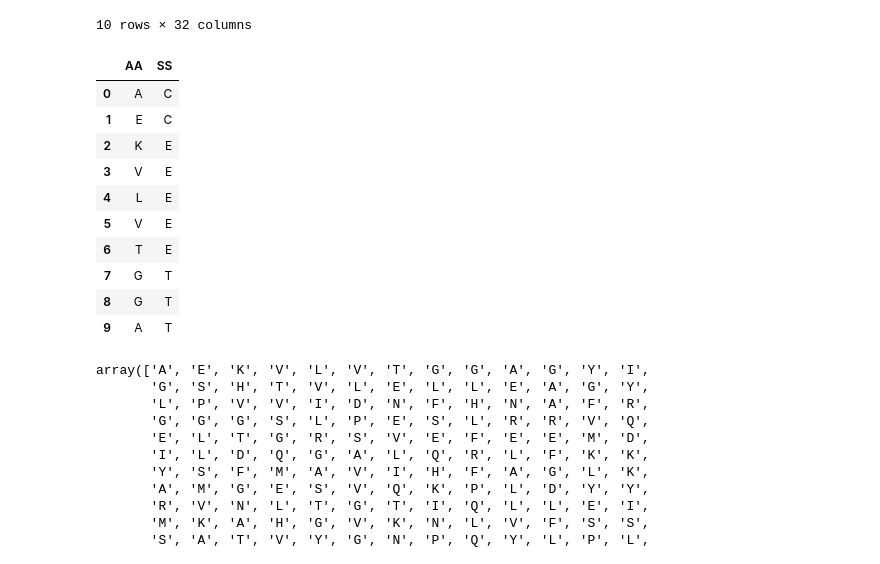
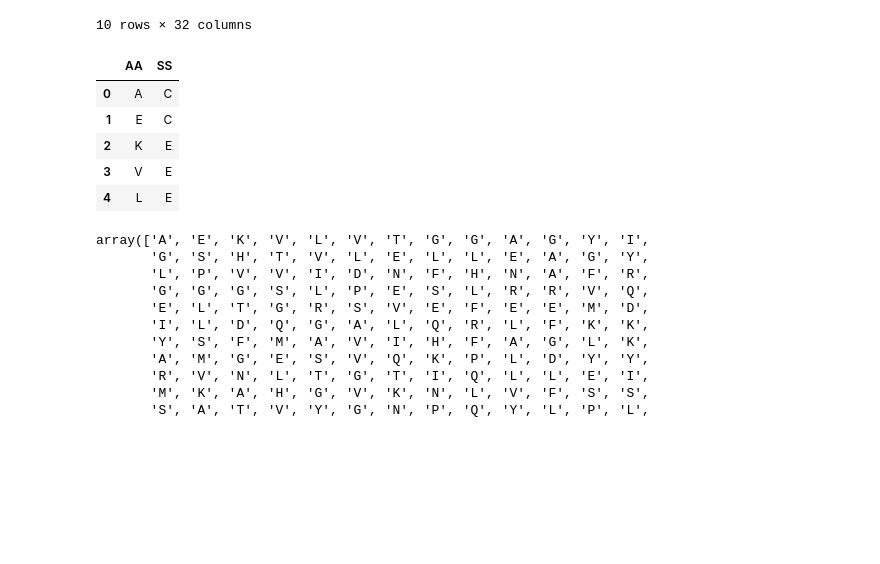
Before and after one commit to lucasramadan/Capstone, a Jupyter notebook: Data_Processing/Construct_Positional.ipynb, the cells around one changed output. Cells and saved outputs as stored; diff of their text form; code cells hidden in the pictures; blank space fills up the shorter version.

```diff
--- a/Data_Processing/Construct_Positional.ipynb
+++ b/Data_Processing/Construct_Positional.ipynb
@@ -25,19 +26,14 @@ df.head(10)
 # %%
 # key columns
 data = df[['AA', 'SS']]
-data.head(10)
+data.head()
 # %% [output]
 |  | AA | SS |
 | 0 | A | C |
 | 1 | E | C |
 | 2 | K | E |
 | 3 | V | E |
 | 4 | L | E |
-| 5 | V | E |
-| 6 | T | E |
-| 7 | G | T |
-| 8 | G | T |
-| 9 | A | T |
 # %%
 # look at just the AA sequence
 seq = data['AA'].values
```
Also changed, not shown: parts of 14 cells of this notebook, 1 other file.
